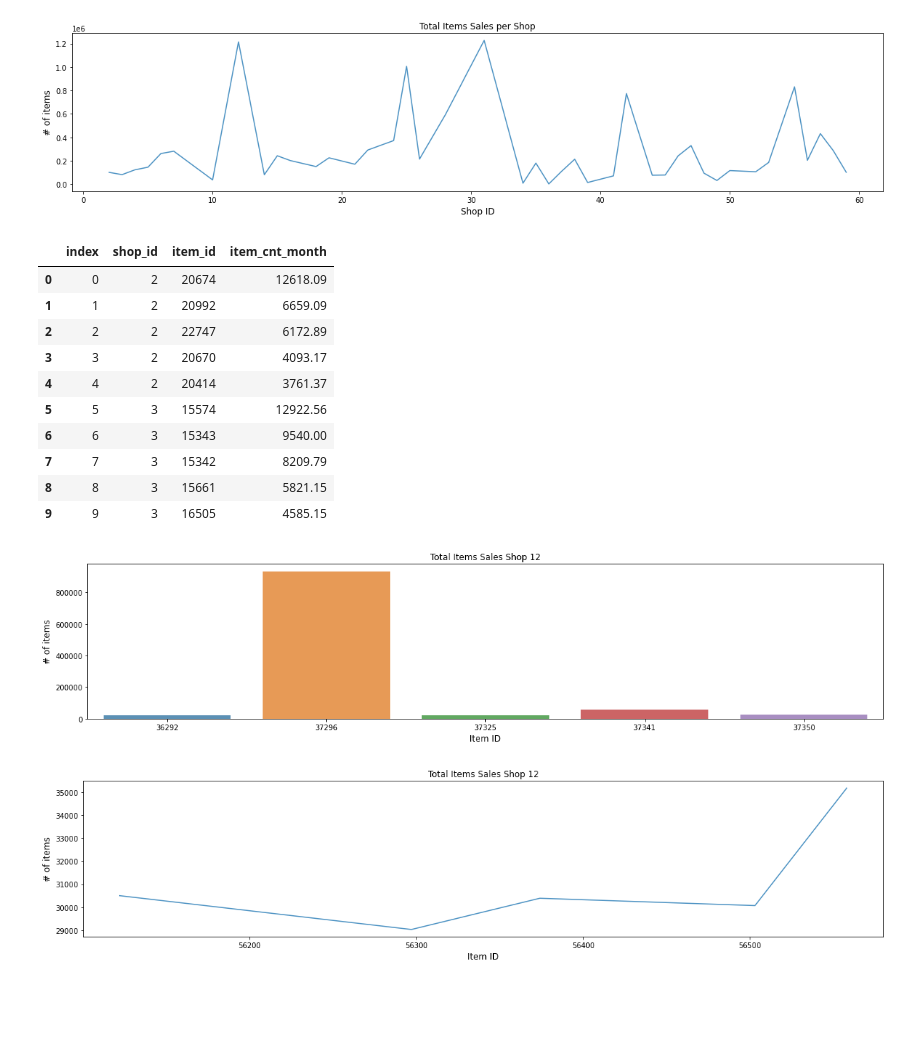
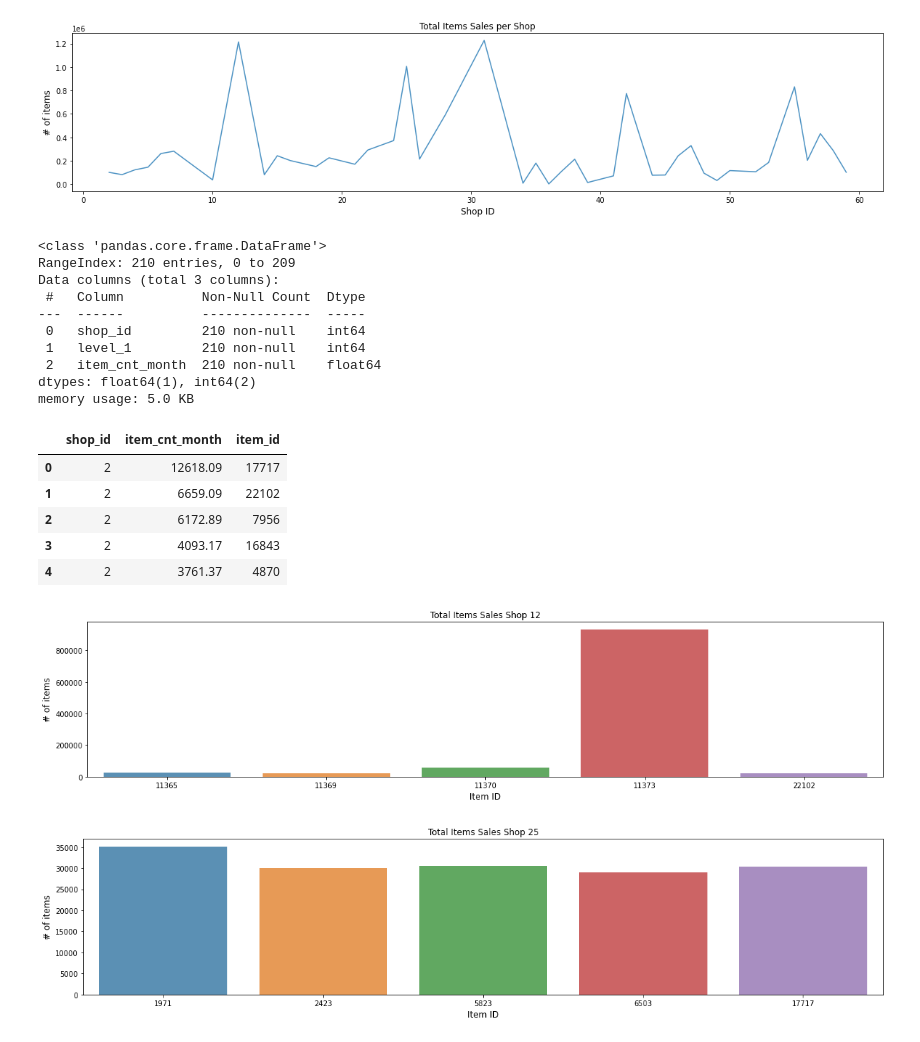
Before and after one commit to jguzman94/capstone-project, a Jupyter notebook: Results.ipynb, the cells around one changed output. Cells and saved outputs as stored; diff of their text form; code cells hidden in the pictures; blank space fills up the shorter version.

```diff
--- a/Results.ipynb
+++ b/Results.ipynb
@@ -83,17 +80,30 @@ df_litem = df_litem.rename(columns={"level_1": "item_id"})
+# %%
+df_litem = df1.groupby(['shop_id'])['item_cnt_month'].nlargest(5)
+df_litem = df_litem.reset_index()
+df_litem.info()
+# %% [output]
+<class 'pandas.core.frame.DataFrame'>
+RangeIndex: 210 entries, 0 to 209
+Data columns (total 3 columns):
+ #   Column          Non-Null Count  Dtype
+---  ------          --------------  -----
+ 0   shop_id         210 non-null    int64
+ 1   level_1         210 non-null    int64
+ 2   item_cnt_month  210 non-null    float64
+dtypes: float64(1), int64(2)
+memory usage: 5.0 KB
+# %%
+df_litem = df_litem.merge(df1, left_on = ['shop_id','item_cnt_month'], right_on= ['shop_id','item_cnt_month'])
+df_litem = df_litem.drop(['level_1','ID'], axis = 1)
 # %%
-df_litem.head(10)
+df_litem.head()
 # %% [output]
-|  | index | shop_id | item_id | item_cnt_month |
-| 0 | 0 | 2 | 20674 | 12618.09 |
-| 1 | 1 | 2 | 20992 | 6659.09 |
-| 2 | 2 | 2 | 22747 | 6172.89 |
-| 3 | 3 | 2 | 20670 | 4093.17 |
-| 4 | 4 | 2 | 20414 | 3761.37 |
-| 5 | 5 | 3 | 15574 | 12922.56 |
-| 6 | 6 | 3 | 15343 | 9540.00 |
-| 7 | 7 | 3 | 15342 | 8209.79 |
-| 8 | 8 | 3 | 15661 | 5821.15 |
-| 9 | 9 | 3 | 16505 | 4585.15 |
+|  | shop_id | item_cnt_month | item_id |
+| 0 | 2 | 12618.09 | 17717 |
+| 1 | 2 | 6659.09 | 22102 |
+| 2 | 2 | 6172.89 | 7956 |
+| 3 | 2 | 4093.17 | 16843 |
+| 4 | 2 | 3761.37 | 4870 |
 # %%
 df_12 = df_litem.loc[df_litem['shop_id'] == 12]
 # plot
@@ -104,18 +114,18 @@ plt.ylabel("# of items", fontsize=12)
 plt.xlabel("Item ID", fontsize=12)
 plt.show()
 # %% [output]
-[figure, old version]
+[figure, new version]
 # %%
 df_25 = df_litem.loc[df_litem['shop_id'] == 25]
 # plot
 plt.figure(figsize=(20,4))
-ax=sns.lineplot(df_25.item_id, df_25.item_cnt_month, alpha=0.8)
+ax=sns.barplot(df_25.item_id, df_25.item_cnt_month, alpha=0.8)
 plt.title("Total Items Sales Shop 25")
 plt.ylabel("# of items", fontsize=12)
 plt.xlabel("Item ID", fontsize=12)
 plt.show()
 # %% [output]
-[figure, old version]
+[figure, new version]
 # %%
 df_31 = df_litem.loc[df_litem['shop_id'] == 31]
 # plot
```
Also changed, not shown: parts of 13 cells of this notebook.
